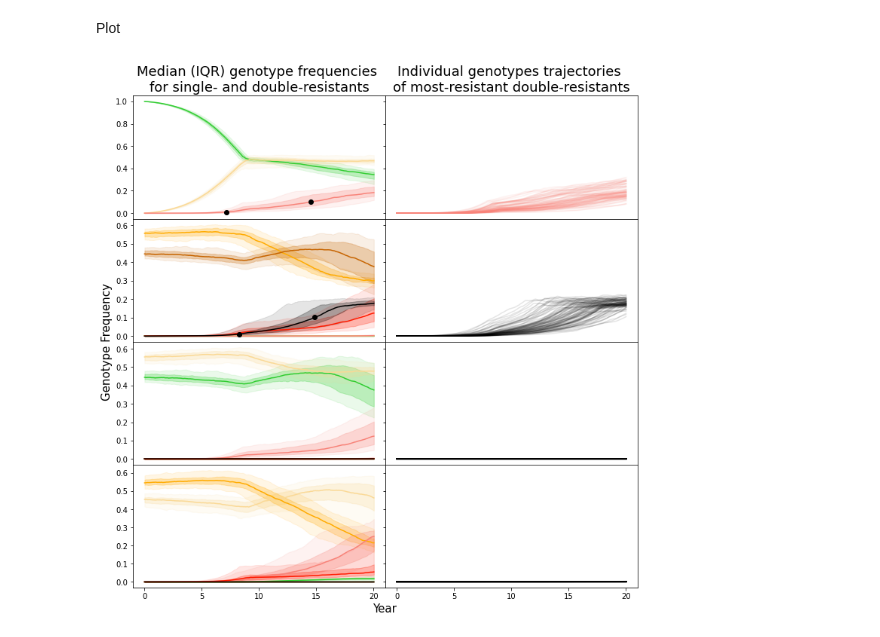
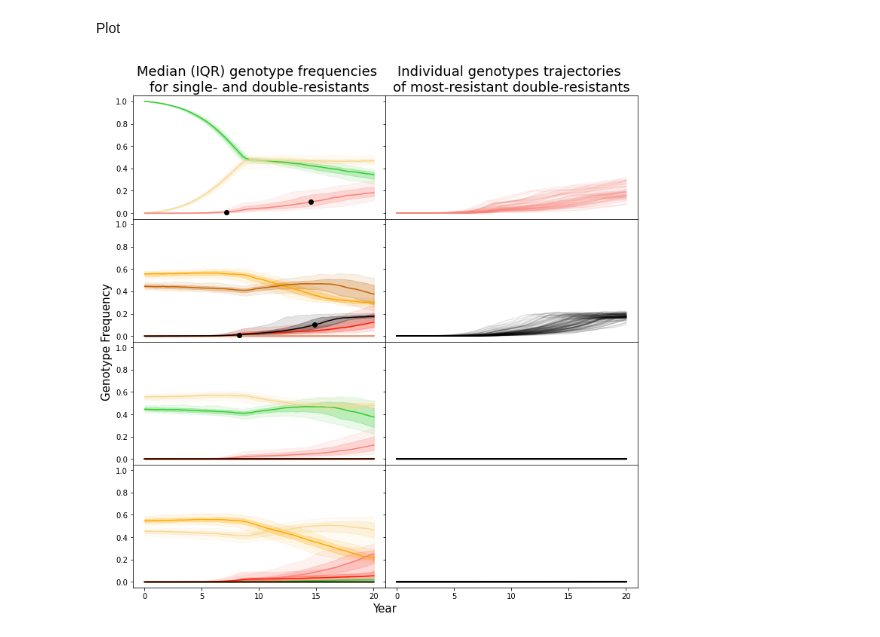
Before and after one commit to lizhewen/PSU-CIDD-Malaria-Simulation, a Jupyter notebook: mdr_analysis/1Fig-single_double_trend_with_variations.ipynb, the cells around one changed output. Saved outputs shown, nothing was run; the diff lists cells and outputs as text; code cells hidden in the pictures.

```diff
--- a/mdr_analysis/1Fig-single_double_trend_with_variations.ipynb
+++ b/mdr_analysis/1Fig-single_double_trend_with_variations.ipynb
@@ -53,31 +53,35 @@ fig.patch.set_facecolor('white')
 
 (ax1, ax2), (ax3, ax4), (ax5, ax6), (ax7, ax8) = axs
 
 fig1_plot_IQR(ax1, dflist, 'DHA-PPQ')
 fig1_plot_vars(ax2, dflist, 'DHA-PPQ')
 fig1_plot_IQR(ax3, dflist, 'ASAQ')
 fig1_plot_vars(ax4, dflist, 'ASAQ')
 fig1_plot_IQR(ax5, dflist, 'AL')
 fig1_plot_vars(ax6, dflist, 'AL')
 fig1_plot_IQR(ax7, dflist_aac, 'AL')
 fig1_plot_vars(ax8, dflist_aac, 'AL')
 
 ax1.set_title('Median (IQR) genotype frequencies \nfor single- and double-resistants', fontsize=TITLE_FONTSIZE)
 ax2.set_title('Individual genotypes trajectories \nof most-resistant double-resistants', fontsize=TITLE_FONTSIZE)
 
+for ax in axs:
+  ax[0].set_ylim(-0.05, 1.05)
+  ax[1].set_ylim(-0.05, 1.05)
+
 fig.add_subplot(111, frameon=False)
 # hide tick and tick label of the big axis
 plt.tick_params(labelcolor='none', top=False, bottom=False, left=False, right=False)
 # add common x- and y-labels
 plt.xlabel('Year', fontsize=XLABEL_FONTSIZE)
 plt.ylabel('Genotype Frequency', fontsize=XLABEL_FONTSIZE)
 
 ax5.xaxis.set_major_locator(ticker.MultipleLocator(xlocator))
 ax5.xaxis.set_major_formatter(ticks_x)
 ax6.xaxis.set_major_locator(ticker.MultipleLocator(xlocator))
 ax6.xaxis.set_major_formatter(ticks_x)
 
 plt.savefig(fname=plot_savepath, format='svg')
 plt.show()
 # %% [output]
-[figure, old version]
+[figure, new version]
```
